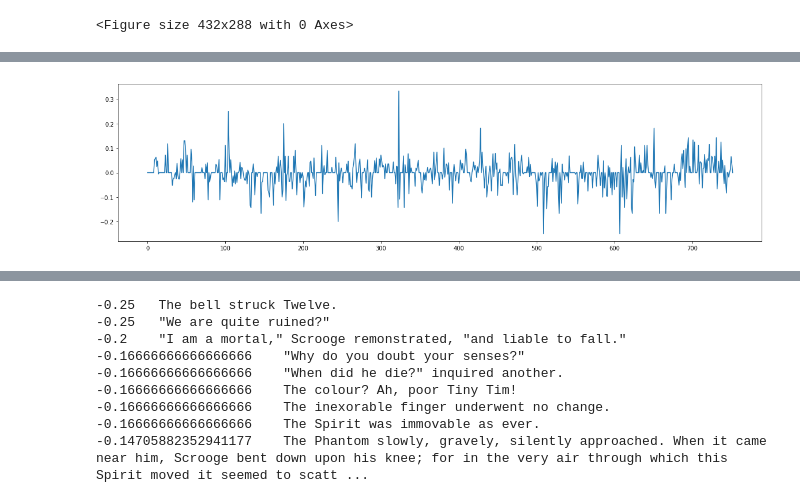
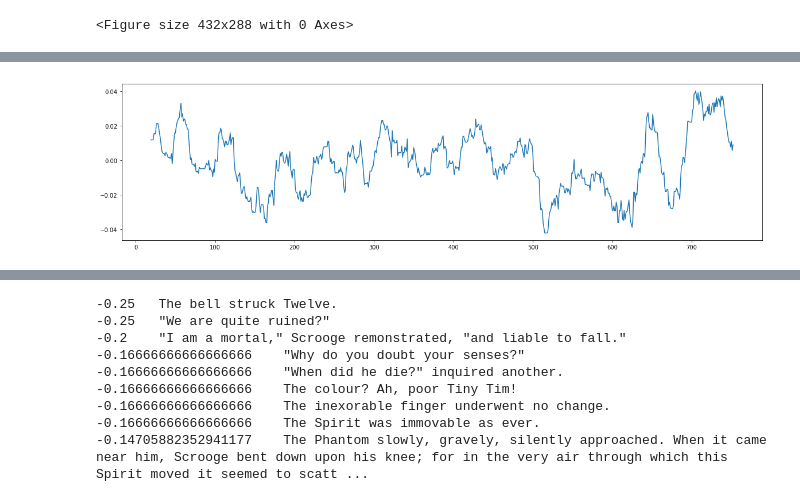
Before and after one commit to mimno/info-3350-fall-2019, a Jupyter notebook: week2/Week 2, part 2.ipynb, the cells around one changed output, grey strips where cells are left out. Drawn from its saved outputs; the diff is of its cells as text; code cells hidden in the pictures.

```diff
--- a/week2/Week 2.ipynb
+++ b/week2/Week 2, part 2.ipynb
@@ -146,3 +150,9 @@ paragraphs[8]
 pyplot.figure()
 # %% [output]
 <Figure size 432x288 with 0 Axes>
+# %%
+sentiment_scores = numpy.array([p["score"] for p in paragraphs])
+
+pyplot.figure(figsize=(20, 5))
+pyplot.plot(sentiment_scores)
+pyplot.show()
@@ -149,6 +161,8 @@ pyplot.figure()
 # %%
+rolling_mean = pandas.Series(sentiment_scores).rolling(20).mean()
+
 pyplot.figure(figsize=(20, 5))
-pyplot.plot([p["score"] for p in paragraphs])
+pyplot.plot(rolling_mean)
 pyplot.show()
 # %% [output]
-[figure, old version]
+[figure, new version]
```
Also changed, not shown: parts of 4 cells of this notebook, 1 other file.
